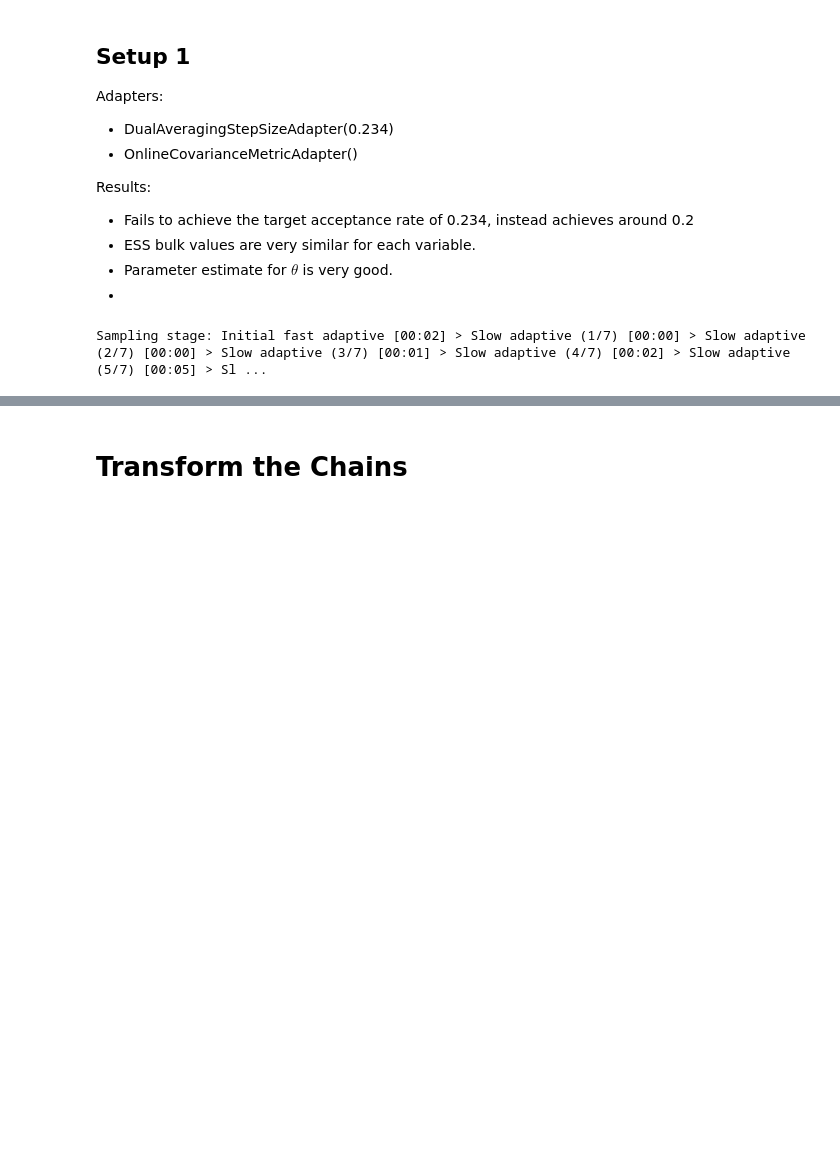
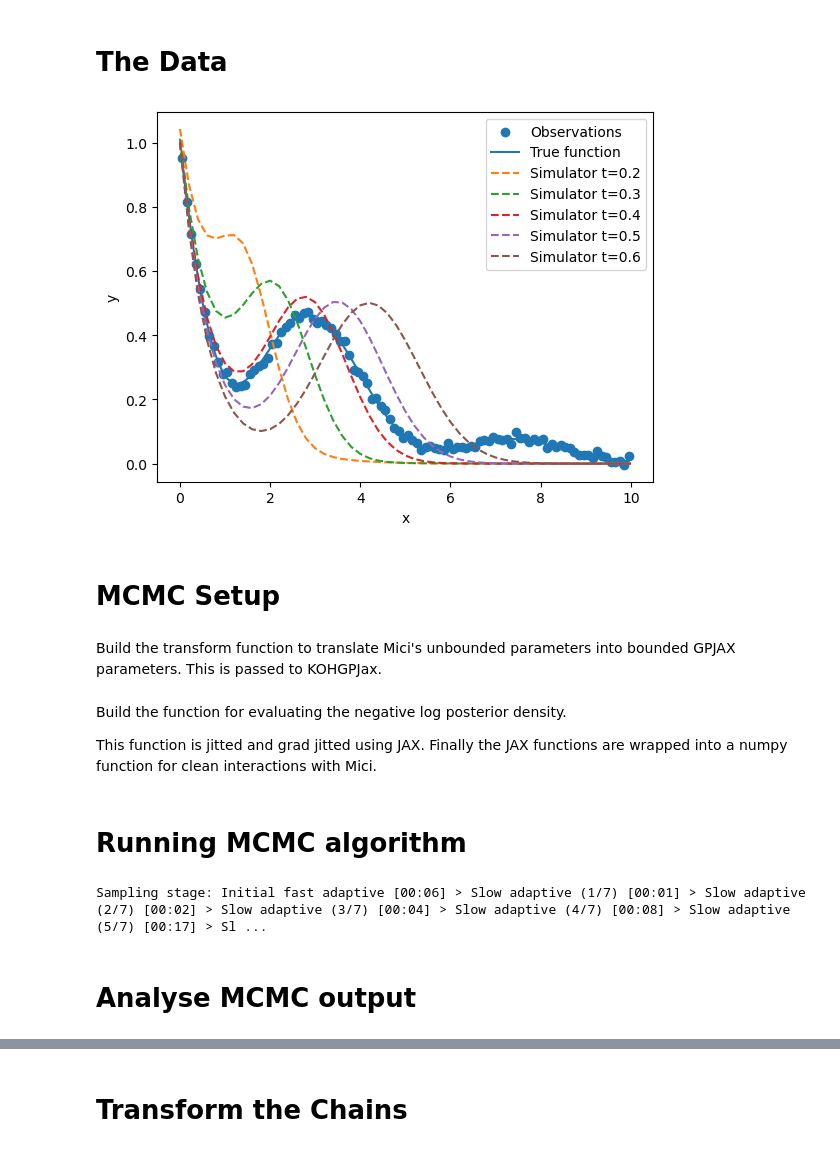
Before and after one commit to jamesbriant/KOH-GPJax, a Jupyter notebook: mici-HMC-matlabmodel.ipynb, the cells around one changed output, grey strips where cells are left out. Drawn from its saved outputs; the diff is of its cells as text; code cells hidden in the pictures; blank space fills up the shorter version.

```diff
--- a/mici-HMC-matlabmodel.ipynb
+++ b/mici-HMC-matlabmodel.ipynb
@@ -109,12 +34,2 @@ integrator = mici.integrators.LeapfrogIntegrator(system)
-# %% [markdown]
-## Setup 1
-
-Adapters:
-- DualAveragingStepSizeAdapter(0.234)
-- OnlineCovarianceMetricAdapter()
-
-Results:
-- Fails to achieve the target acceptance rate of 0.234, instead achieves around 0.2
-- ESS bulk values are very similar for each variable.
-- Parameter estimate for $\theta$ is very good.
--
+# %% [markdown]
+# The Data
@@ -120,0 +43,15 @@ Results:
+# %%
+fig, ax = plt.subplots(1, 1)
+ax.scatter(dataloader.xf, dataloader.yf, label='Observations')
+ax.plot(dataloader.xf, zeta(dataloader.xf, 0.4), label='True function')
+for t in [0.2, 0.3, 0.4, 0.5, 0.6]:
+    rows = dataloader.tc==t
+    ax.plot(dataloader.xc[rows], dataloader.yc[rows], '--', label=f'Simulator t={t}')
+ax.set_xlabel('x')
+ax.set_ylabel('y')
+ax.legend()
+plt.show()
+# %% [output]
+[figure, added]
+# %% [markdown]
+# MCMC Setup
@@ -120,0 +69,3 @@ Results:
+# %% [markdown]
+Build the transform function to translate Mici's unbounded parameters into bounded GPJAX parameters.
+This is passed to KOHGPJax.
@@ -120,0 +88,4 @@ Results:
+# %% [markdown]
+Build the function for evaluating the negative log posterior density.
+
+This function is jitted and grad jitted using JAX. Finally the JAX functions are wrapped into a numpy function for clean interactions with Mici.
@@ -121,4 +116,12 @@ Results:
+# %% [markdown]
+# Running MCMC algorithm
 # %%
+seed = 1234
+n_chain = 1 # only 1 works on MacOS
+n_warm_up_iter = 4000
+n_main_iter = 10000
+rng = np.random.default_rng(seed)
+
 ##### Mici sampler and adapters #####
 sampler = mici.samplers.StaticMetropolisHMC(system, integrator, rng, n_step=1)
 adapters = [
@@ -135,6 +138,7 @@ def trace_func(state):
         'lambda_delta': state.pos[4],
         'lambda_epsilon': state.pos[5],
         'lambda_epsilon_eta': state.pos[6],
+        'hamiltonian': system.h(state)
     }
 
 final_states, traces, stats = sampler.sample_chains(
@@ -146,7 +150,9 @@ final_states, traces, stats = sampler.sample_chains(
     trace_funcs=[trace_func]
 )
 # %% [output]
-Sampling stage: Initial fast adaptive [00:02] > Slow adaptive (1/7) [00:00] > Slow adaptive (2/7) [00:00] > Slow adaptive (3/7) [00:01] > Slow adaptive (4/7) [00:02] > Slow adaptive (5/7) [00:05] > Sl ...
+Sampling stage: Initial fast adaptive [00:06] > Slow adaptive (1/7) [00:01] > Slow adaptive (2/7) [00:02] > Slow adaptive (3/7) [00:04] > Slow adaptive (4/7) [00:08] > Slow adaptive (5/7) [00:17] > Sl ...
+# %% [markdown]
+# Analyse MCMC output
 # %%
 arviz.summary(traces)
 # %% [output]
```
Also changed, not shown: parts of 26 cells of this notebook, 8 other files.
